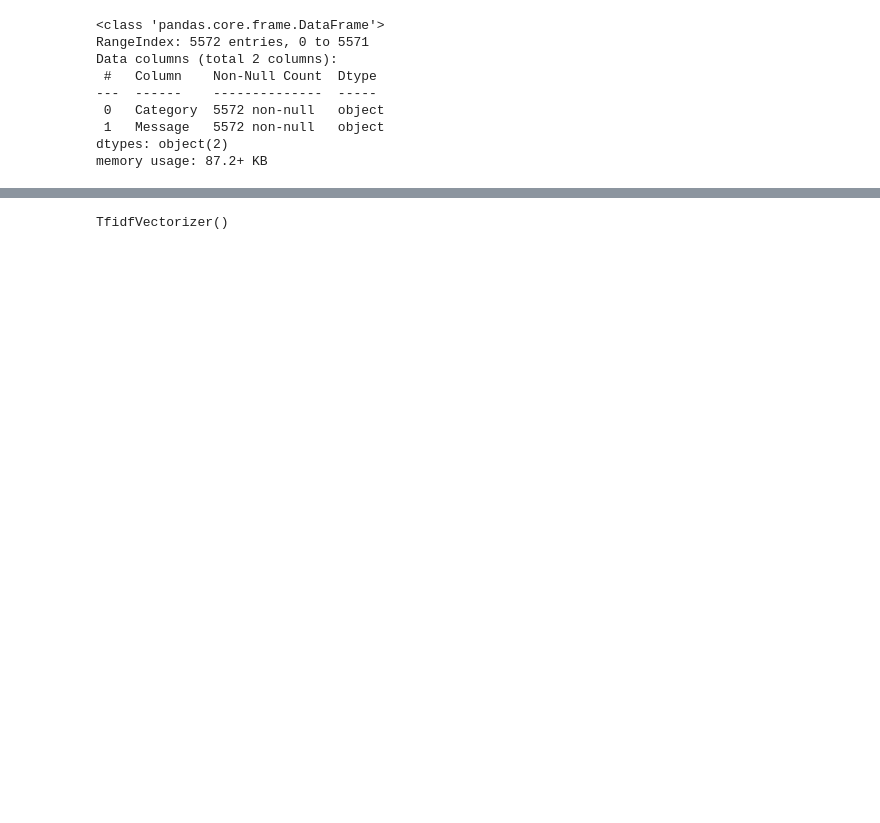
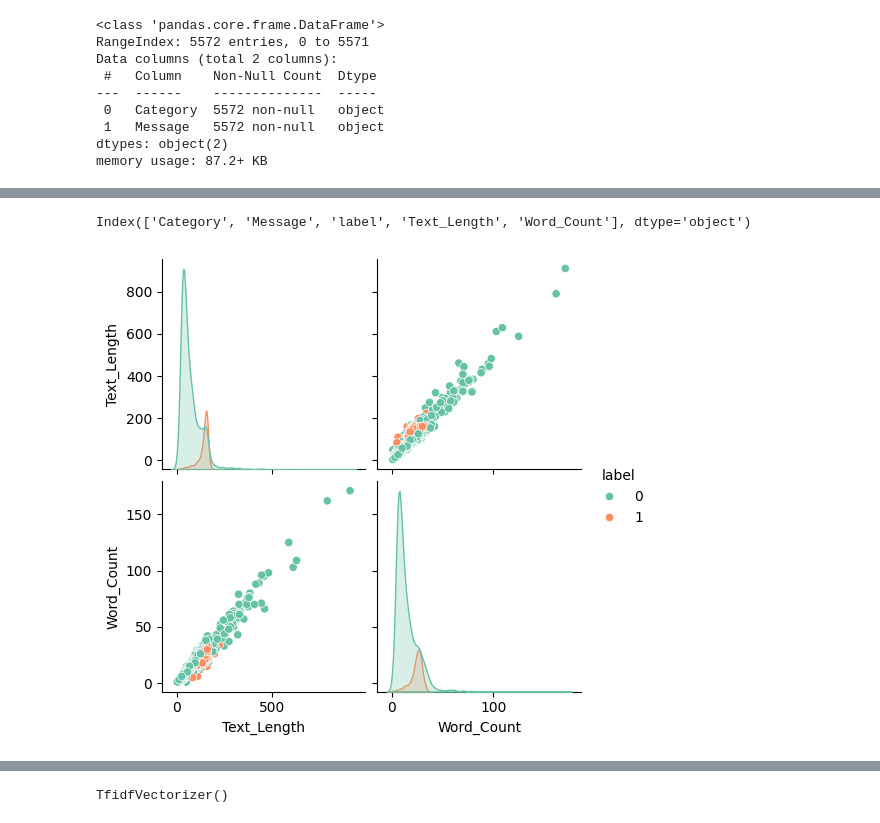
Before and after one commit to Rafi192/spam_SMS_detection_Task, a Jupyter notebook: spam_detection.ipynb, the cells around one changed output, grey strips where cells are left out. Saved outputs shown, nothing was run; the diff lists cells and outputs as text; code cells hidden in the pictures; blank space fills up the shorter version.

```diff
--- a/spam_detection.ipynb
+++ b/spam_detection.ipynb
@@ -58 +149,10 @@ df['label'] = df['Category'].apply(lambda x: 1 if x == 'spam' else 0)
+# %%
+print(df.columns)
+# %% [output]
+Index(['Category', 'Message', 'label', 'Text_Length', 'Word_Count'], dtype='object')
+# %%
+sns.pairplot(df[['Text_Length', 'Word_Count', 'label']], hue="label", palette="Set2")
+plt.show()
+# %% [output]
+[figure, added]
 # %%
```
Also changed, not shown: parts of 37 cells of this notebook, 1 other file.
